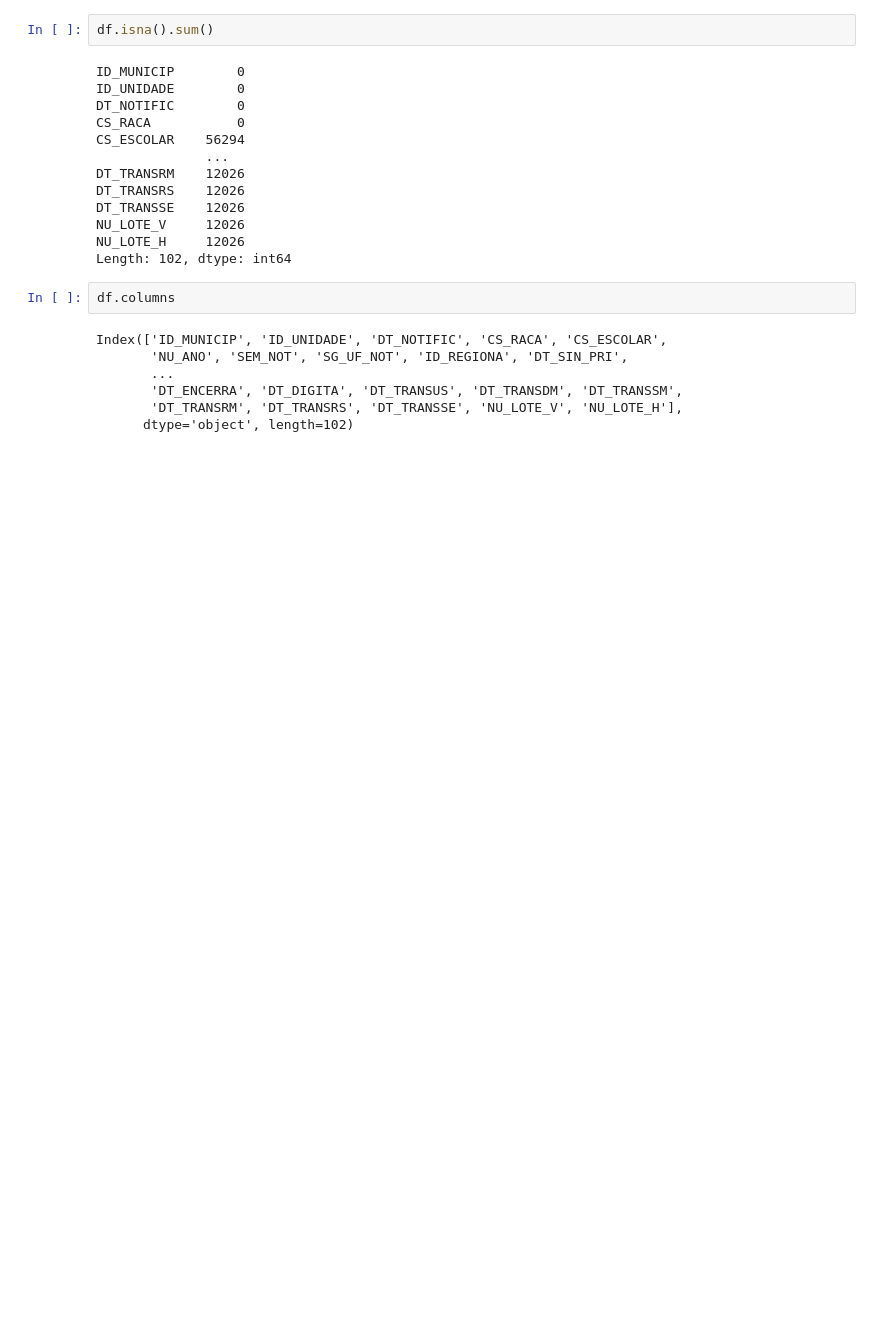
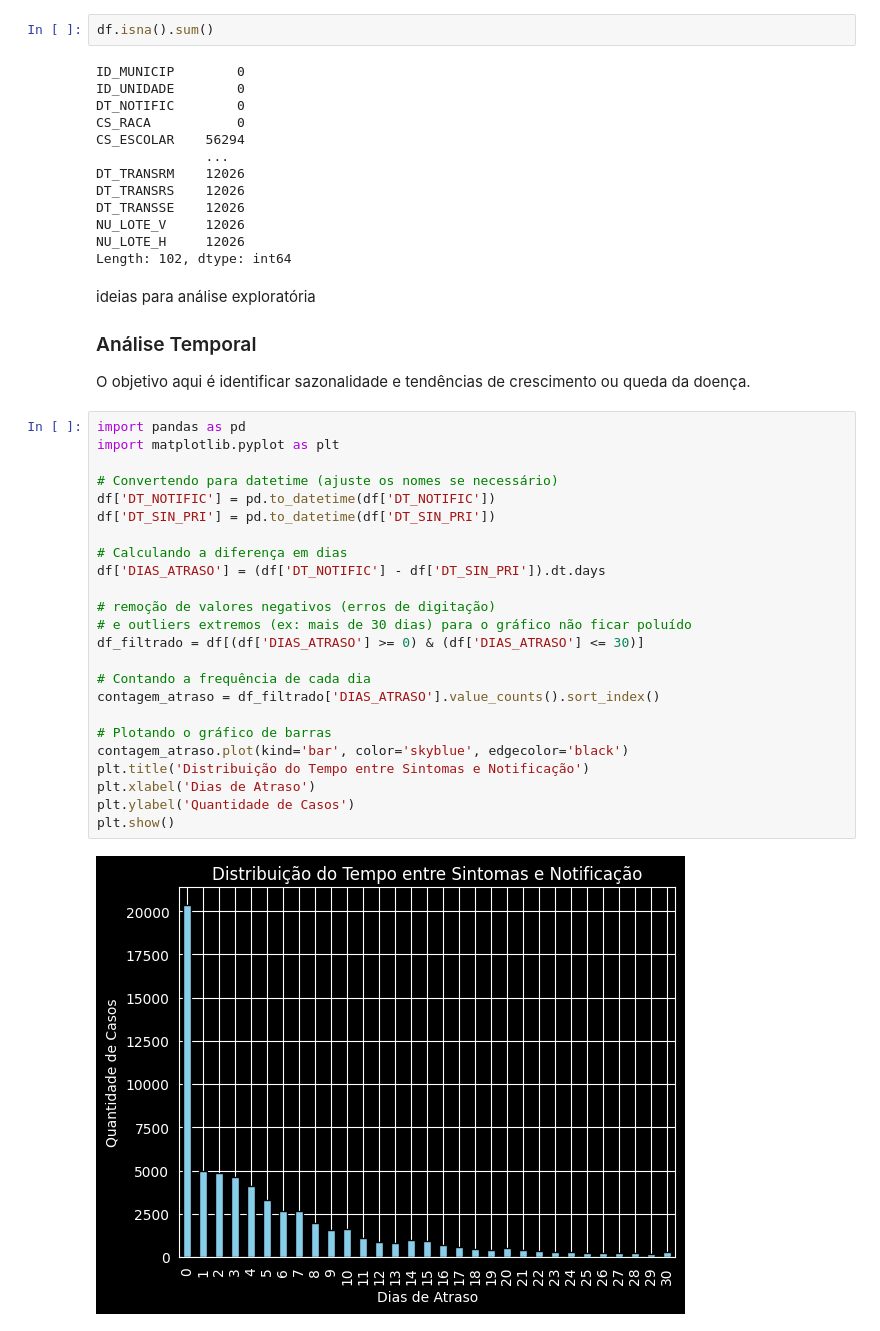
Before and after one commit to Fugant1/Health_EDA, a Jupyter notebook: src/AED/analysis.ipynb, the cells around one changed output. Cells and saved outputs as stored; diff of their text form; blank space fills up the shorter version.

```diff
--- a/src/AED/analysis.ipynb
+++ b/src/AED/analysis.ipynb
@@ -80,13 +140,35 @@ DT_TRANSSE    12026
 NU_LOTE_V     12026
 NU_LOTE_H     12026
 Length: 102, dtype: int64
-# %%
-df.columns
-# %% [output]
-Index(['ID_MUNICIP', 'ID_UNIDADE', 'DT_NOTIFIC', 'CS_RACA', 'CS_ESCOLAR',
-       'NU_ANO', 'SEM_NOT', 'SG_UF_NOT', 'ID_REGIONA', 'DT_SIN_PRI',
-       ...
-       'DT_ENCERRA', 'DT_DIGITA', 'DT_TRANSUS', 'DT_TRANSDM', 'DT_TRANSSM',
-       'DT_TRANSRM', 'DT_TRANSRS', 'DT_TRANSSE', 'NU_LOTE_V', 'NU_LOTE_H'],
-      dtype='object', length=102)
+# %% [markdown]
+ideias para análise exploratória
+
+### Análise Temporal
+O objetivo aqui é identificar sazonalidade e tendências de crescimento ou queda da doença.
+# %%
+import pandas as pd
+import matplotlib.pyplot as plt
+
+# Convertendo para datetime (ajuste os nomes se necessário)
+df['DT_NOTIFIC'] = pd.to_datetime(df['DT_NOTIFIC'])
+df['DT_SIN_PRI'] = pd.to_datetime(df['DT_SIN_PRI'])
+
+# Calculando a diferença em dias
+df['DIAS_ATRASO'] = (df['DT_NOTIFIC'] - df['DT_SIN_PRI']).dt.days
+
+# remoção de valores negativos (erros de digitação)
+# e outliers extremos (ex: mais de 30 dias) para o gráfico não ficar poluído
+df_filtrado = df[(df['DIAS_ATRASO'] >= 0) & (df['DIAS_ATRASO'] <= 30)]
+
+# Contando a frequência de cada dia
+contagem_atraso = df_filtrado['DIAS_ATRASO'].value_counts().sort_index()
+
+# Plotando o gráfico de barras
+contagem_atraso.plot(kind='bar', color='skyblue', edgecolor='black')
+plt.title('Distribuição do Tempo entre Sintomas e Notificação')
+plt.xlabel('Dias de Atraso')
+plt.ylabel('Quantidade de Casos')
+plt.show()
+# %% [output]
+[figure, added]
 # %%
```
Also changed, not shown: parts of 15 cells of this notebook, 1 other file.
